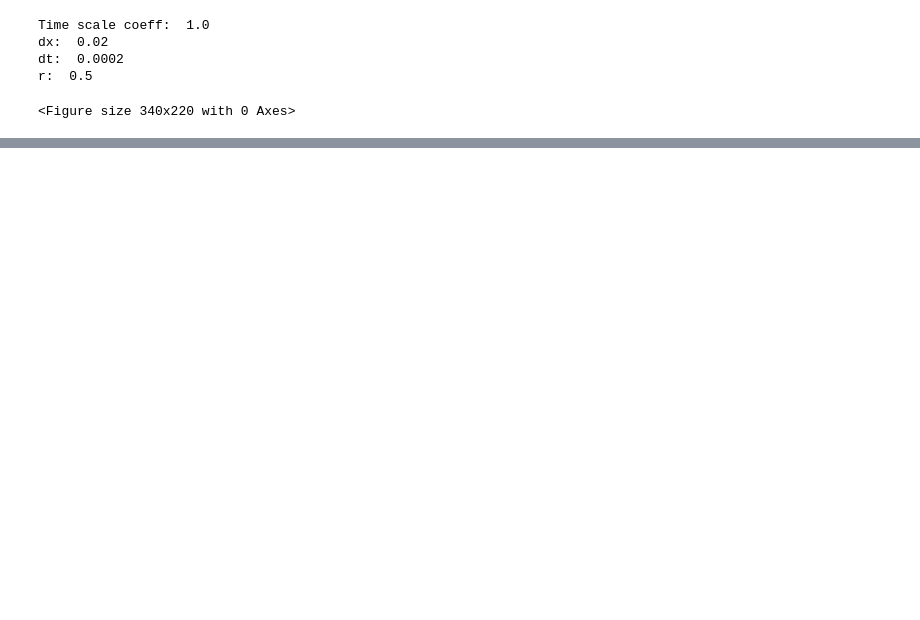
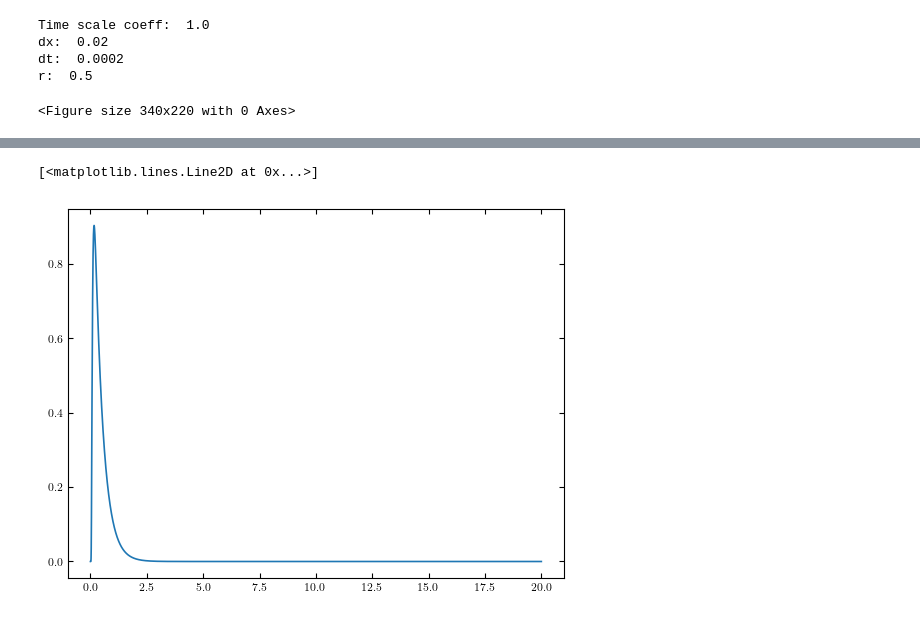
Before and after one commit to Sparisi01/RPM_implementation, a Jupyter notebook: test_transiente.ipynb, the cells around one changed output, grey strips where cells are left out. Drawn from its saved outputs; the diff is of its cells as text; code cells hidden in the pictures; blank space fills up the shorter version.

Commit message:
implementato generatore dataset sfruttando risposta all'impulso

```diff
--- a/test_transiente.ipynb
+++ b/test_transiente.ipynb
@@ -195,0 +203,16 @@ plt.show()
+# %%
+import heat1D_crank_nicolson_solver as cns
+
+f = np.zeros(nt)
+f[0] = 1/dt
+
+solver = cns.Heat1DCrankNicolson(L,Tf,nt,D,h)
+T = solver.solve(f)
+
+# Salva risposta all'impulso
+g = T[nx-1,:]
+
+#plt.plot(solver.t_array, g)
+# %% [output]
+[<matplotlib.lines.Line2D at 0x...>]
+[figure, added]
```
Also changed, not shown: parts of 8 cells of this notebook, 10 other files.
